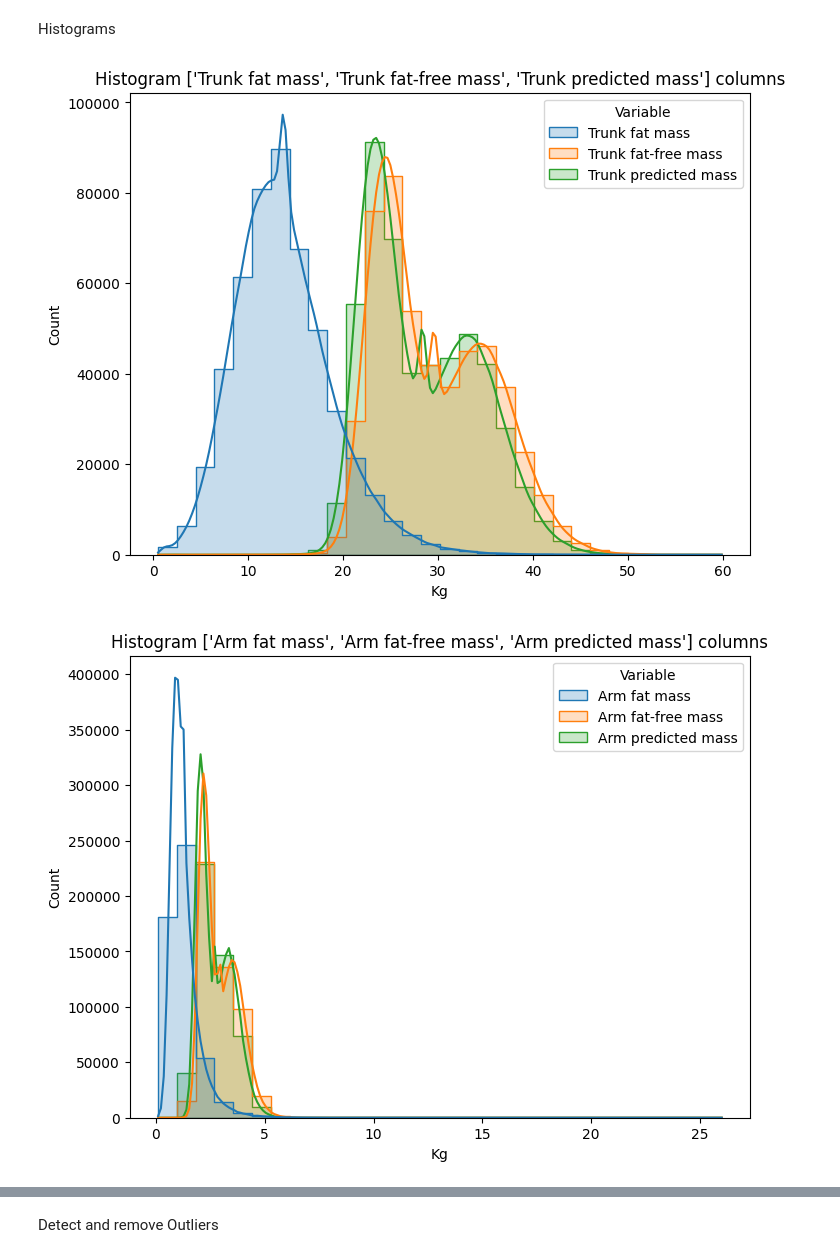
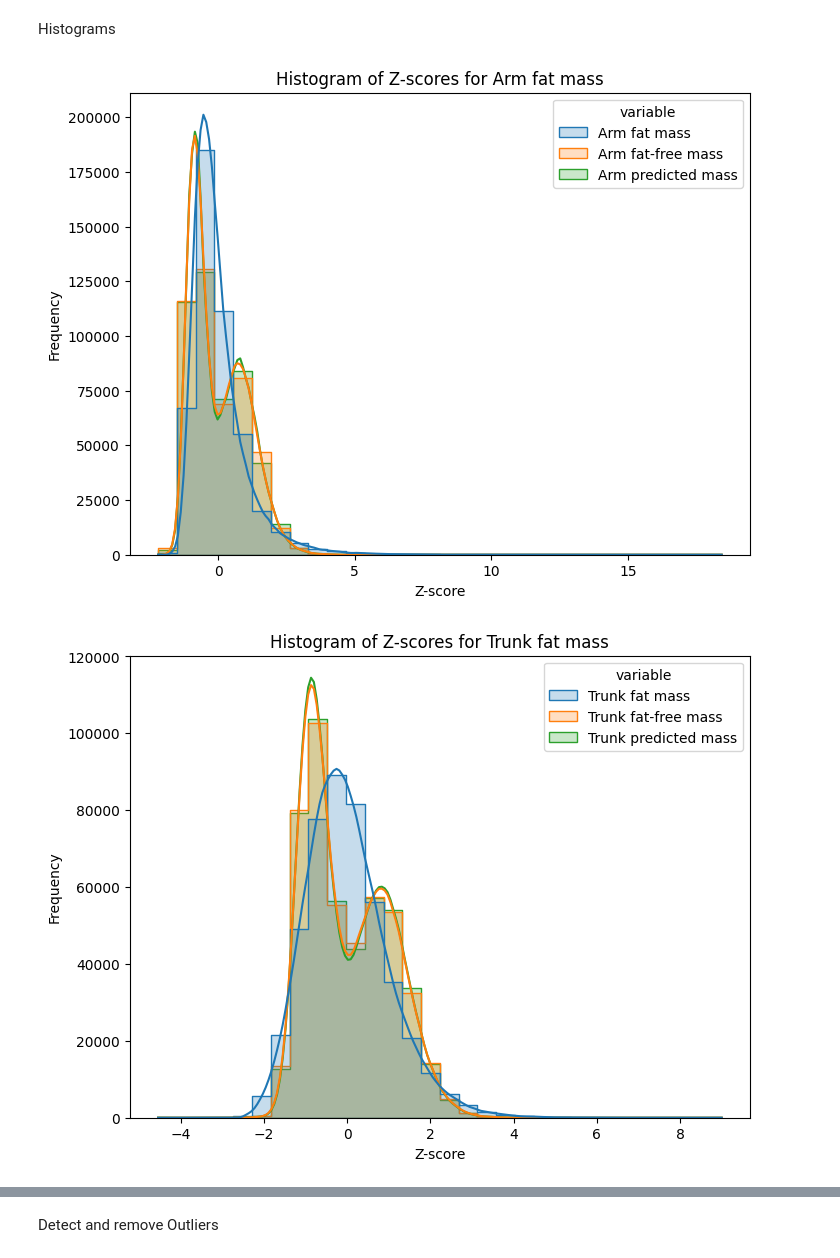
Before and after one commit to fsalamancar/Horizontal_UKB, a Jupyter notebook: physical_measures/physical_measures.ipynb, the cells around one changed output, grey strips where cells are left out. Cells and saved outputs as stored; diff of their text form; code cells hidden in the pictures.

```diff
--- a/physical_measures/physical_measures.ipynb
+++ b/physical_measures/physical_measures.ipynb
@@ -280,11 +386,9 @@ Boxpolts
 # %%
-# create a boxplot for each group
-for unit, groups in group_map.items():
-    for group in groups:
-        plt.figure(figsize=(10, 6))
-        sns.boxplot(data=new_physical_measures_df[group])
-        plt.title(f'Boxplot of {group} ({unit})')
-        plt.xticks(rotation=45)
-        plt.tight_layout()
-        plt.show()
+#boxplot to see outliers
+plt.figure(figsize=(12, 6))
+sns.boxplot(data=new_physical_measures_df.iloc[:,1:], orient='h')
+plt.title('Boxplot of Z-scores for  Variables')
+plt.xlabel('Z-score')
+plt.ylabel('Variables')
+plt.show()
 # %% [output]
@@ -298,14 +396,17 @@ for unit, groups in group_map.items():
 # %% [markdown]
 Histograms
 # %%
-# Iterate over the groups and create a histogram for each group
-for group, columns in group_map.items():
-    for column_group in columns:
-        df_long = new_physical_measures_df[column_group].melt(var_name='Variable', value_name=group)
-        plt.figure(figsize=(8, 6))
-        sns.histplot(data=df_long, x=group, hue='Variable', bins=30, kde=True, element="step")
-        plt.title(f"Histogram {column_group} columns")
-        plt.show()
+list_of_groups = [arm_columns, trunk_columns, body_columns, percentage_columns, impedance_columns, selected_columns]
+# iterate through the list of groups
+#create a histogram for each group
+for group in list_of_groups:
+    # Create a histogram for each group
+    df_long = pd.melt(new_physical_measures_df, id_vars=['eid'], value_vars=group)
+    plt.figure(figsize=(8, 6))
+    sns.histplot(data=df_long, x='value', hue='variable', kde=True, bins=30, element="step")
+    plt.title(f'Histogram of Z-scores for {group[0]}')
+    plt.xlabel('Z-score')
+    plt.ylabel('Frequency')
 # %% [output]
-[figure, old version]
+[figure, new version]
-[figure, old version]
+[figure, new version]
```
Also changed, not shown: parts of 71 cells of this notebook.
